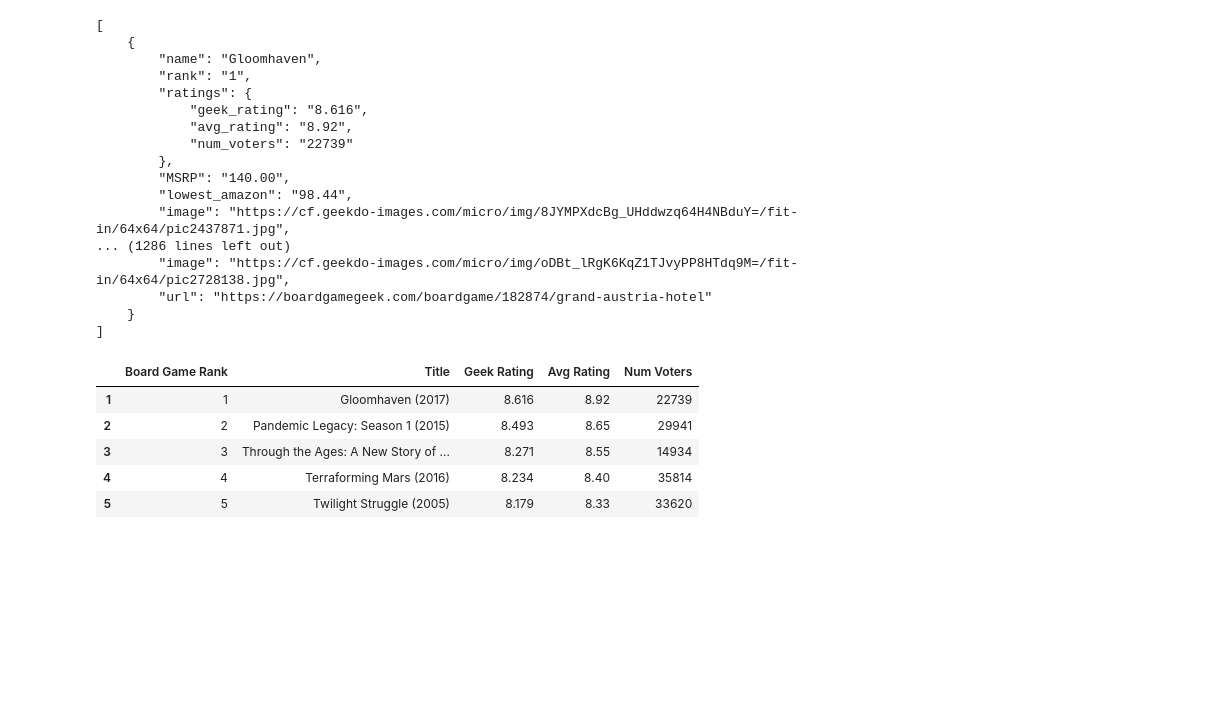
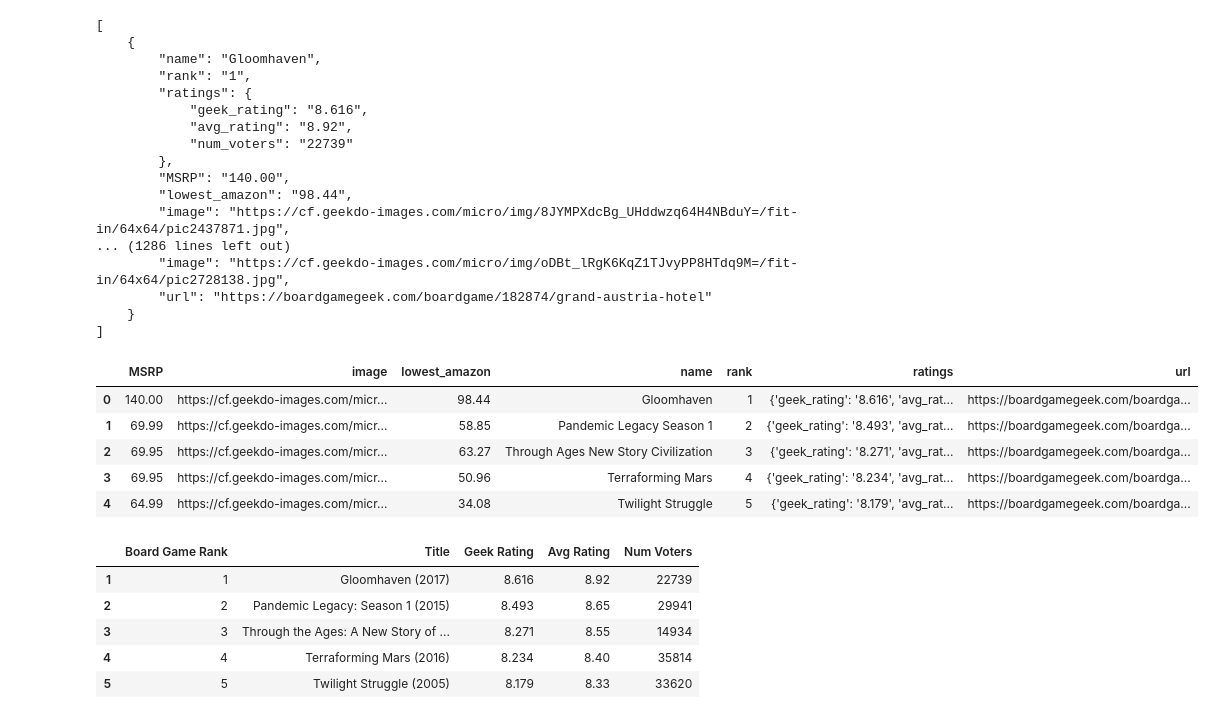
Before and after one commit to AGBarbour/bgg-web-scraper, a Jupyter notebook: bgg_scraper.ipynb, the cells around one changed output. Saved outputs shown, nothing was run; the diff lists cells and outputs as text; code cells hidden in the pictures; blank space fills up the shorter version.

Commit message:
put data into df

```diff
--- a/bgg_scraper.ipynb
+++ b/bgg_scraper.ipynb
@@ -93,6 +93,16 @@ print(json.dumps(game_list, indent=4))
         "url": "https://boardgamegeek.com/boardgame/182874/grand-austria-hotel"
     }
 ]
+# %%
+games_df = pd.DataFrame(game_list)
+games_df.head()
+# %% [output]
+|  | MSRP | image | lowest_amazon | name | rank | ratings | url |
+| 0 | 140.00 | https://cf.geekdo-images.com/micr... | 98.44 | Gloomhaven | 1 | {'geek_rating': '8.616', 'avg_rat... | https://boardgamegeek.com/boardga... |
+| 1 | 69.99 | https://cf.geekdo-images.com/micr... | 58.85 | Pandemic Legacy Season 1 | 2 | {'geek_rating': '8.493', 'avg_rat... | https://boardgamegeek.com/boardga... |
+| 2 | 69.95 | https://cf.geekdo-images.com/micr... | 63.27 | Through Ages New Story Civilization | 3 | {'geek_rating': '8.271', 'avg_rat... | https://boardgamegeek.com/boardga... |
+| 3 | 69.95 | https://cf.geekdo-images.com/micr... | 50.96 | Terraforming Mars | 4 | {'geek_rating': '8.234', 'avg_rat... | https://boardgamegeek.com/boardga... |
+| 4 | 64.99 | https://cf.geekdo-images.com/micr... | 34.08 | Twilight Struggle | 5 | {'geek_rating': '8.179', 'avg_rat... | https://boardgamegeek.com/boardga... |
 # %%
 url = 'https://boardgamegeek.com/browse/boardgame'
 tables = pd.read_html(url)
```
Also changed, not shown: parts of 2 cells of this notebook.
